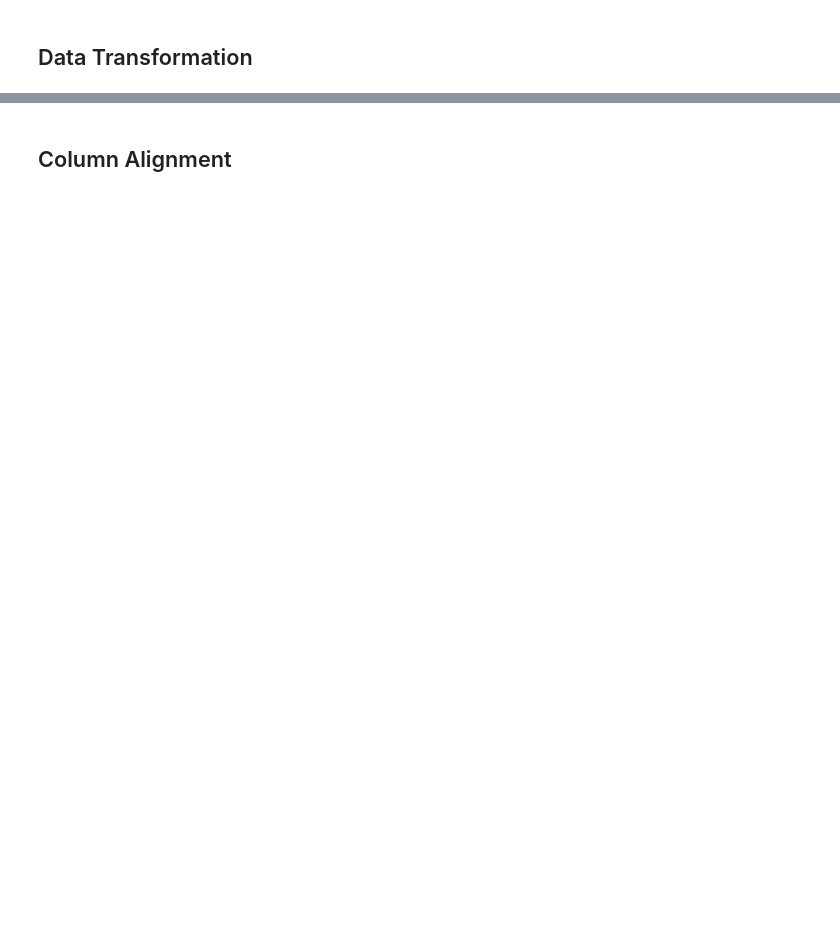
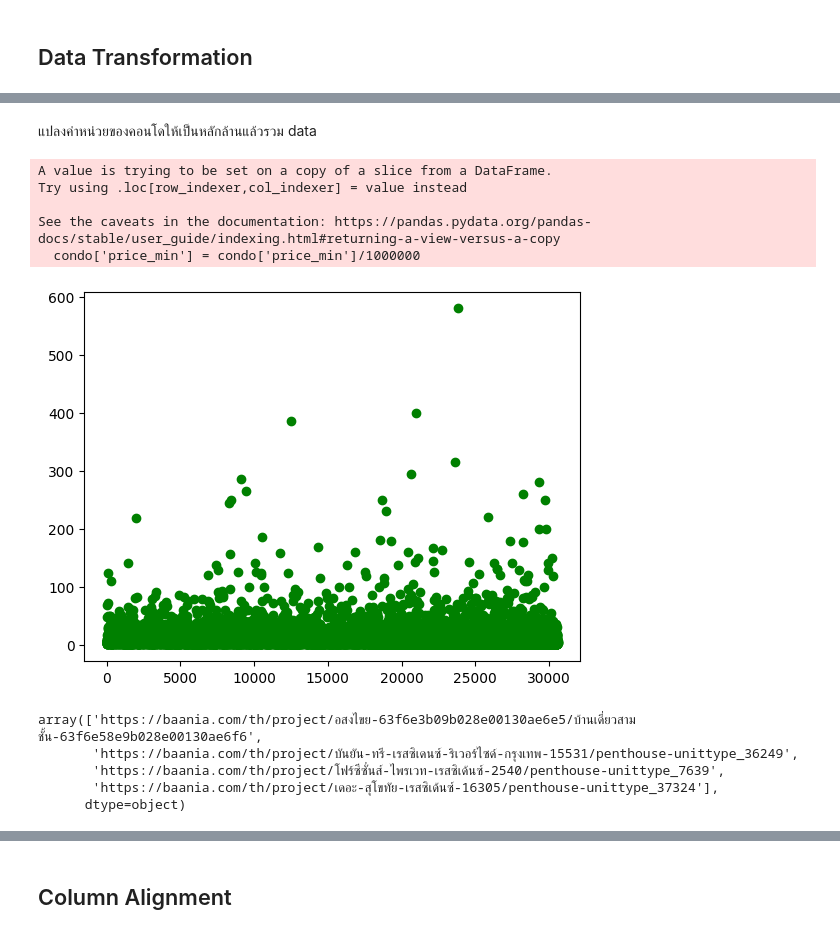
Before and after one commit to Konwalai1111/BSC_DPDM2025, a Jupyter notebook: Ch3_Data_Preprocessing.ipynb, the cells around one changed output, grey strips where cells are left out. Drawn from its saved outputs; the diff is of its cells as text; code cells hidden in the pictures; blank space fills up the shorter version.

Commit message:
Data Integration Y-axis

```diff
--- a/Ch3_Data_Preprocessing.ipynb
+++ b/Ch3_Data_Preprocessing.ipynb
@@ -659,0 +726,21 @@ display(unit_df.head())
+# %% [markdown]
+แปลงค่าหน่วยของคอนโดให้เป็นหลักล้านแล้วรวม data
+# %%
+condo['price_min'] = condo['price_min']/1000000
+condo_house = pd.concat([house,condo])
+plt.scatter(range(len(condo_house['price_min'])),condo_house['price_min'],c='g');
+# %% [output]
+A value is trying to be set on a copy of a slice from a DataFrame.
+Try using .loc[row_indexer,col_indexer] = value instead
+
+See the caveats in the documentation: https://pandas.pydata.org/pandas-docs/stable/user_guide/indexing.html#returning-a-view-versus-a-copy
+  condo['price_min'] = condo['price_min']/1000000
+[figure, added]
+# %%
+condo_house[condo_house['price_min']>300]['url_unittype'].values
+# %% [output]
+array(['https://baania.com/th/project/อสงไขย-63f6e3b09b028e00130ae6e5/บ้านเดี่ยวสามชั้น-63f6e58e9b028e00130ae6f6',
+       'https://baania.com/th/project/บันยัน-ทรี-เรสซิเดนซ์-ริเวอร์ไซด์-กรุงเทพ-15531/penthouse-unittype_36249',
+       'https://baania.com/th/project/โฟร์ซีซั่นส์-ไพรเวท-เรสซิเด้นซ์-2540/penthouse-unittype_7639',
+       'https://baania.com/th/project/เดอะ-สุโขทัย-เรสซิเด้นซ์-16305/penthouse-unittype_37324'],
+      dtype=object)
```
Also changed, not shown: parts of 34 cells of this notebook.
